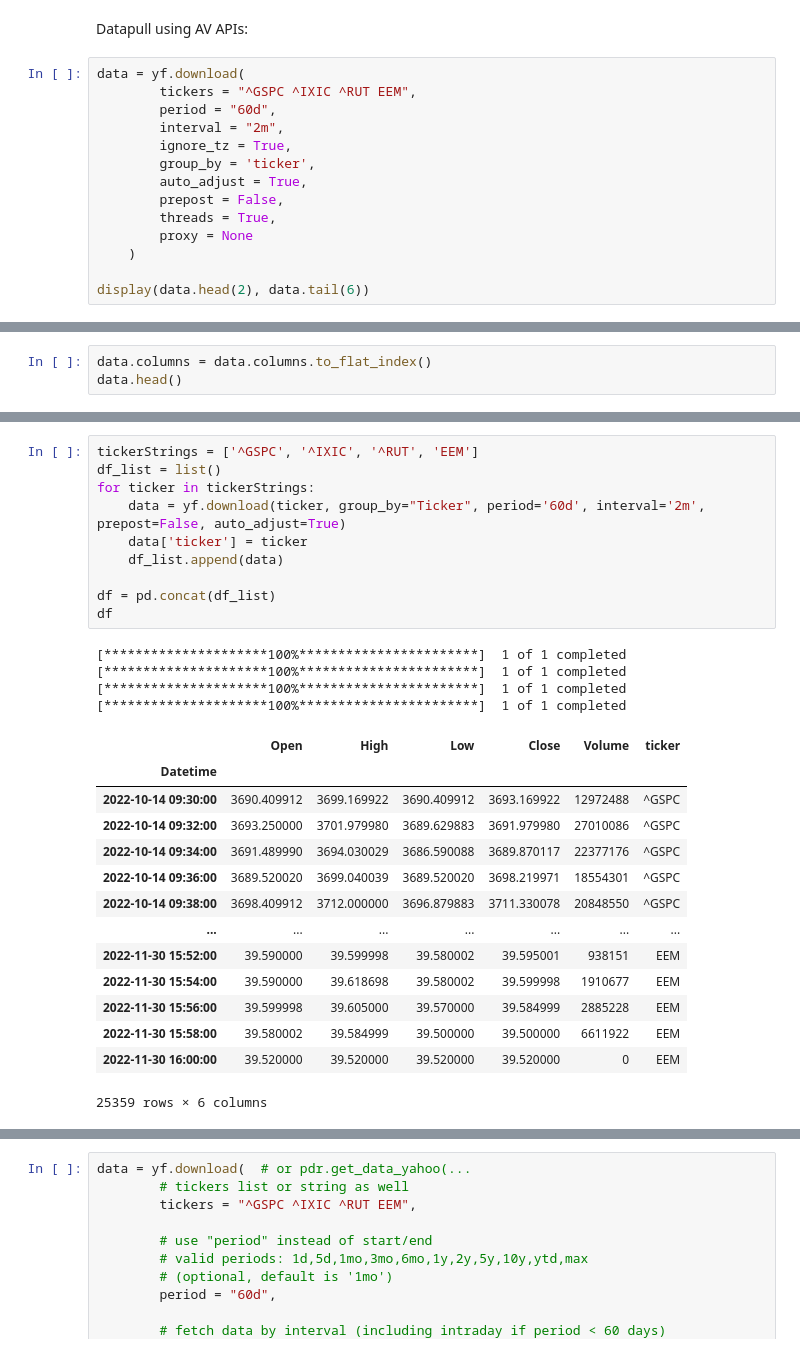
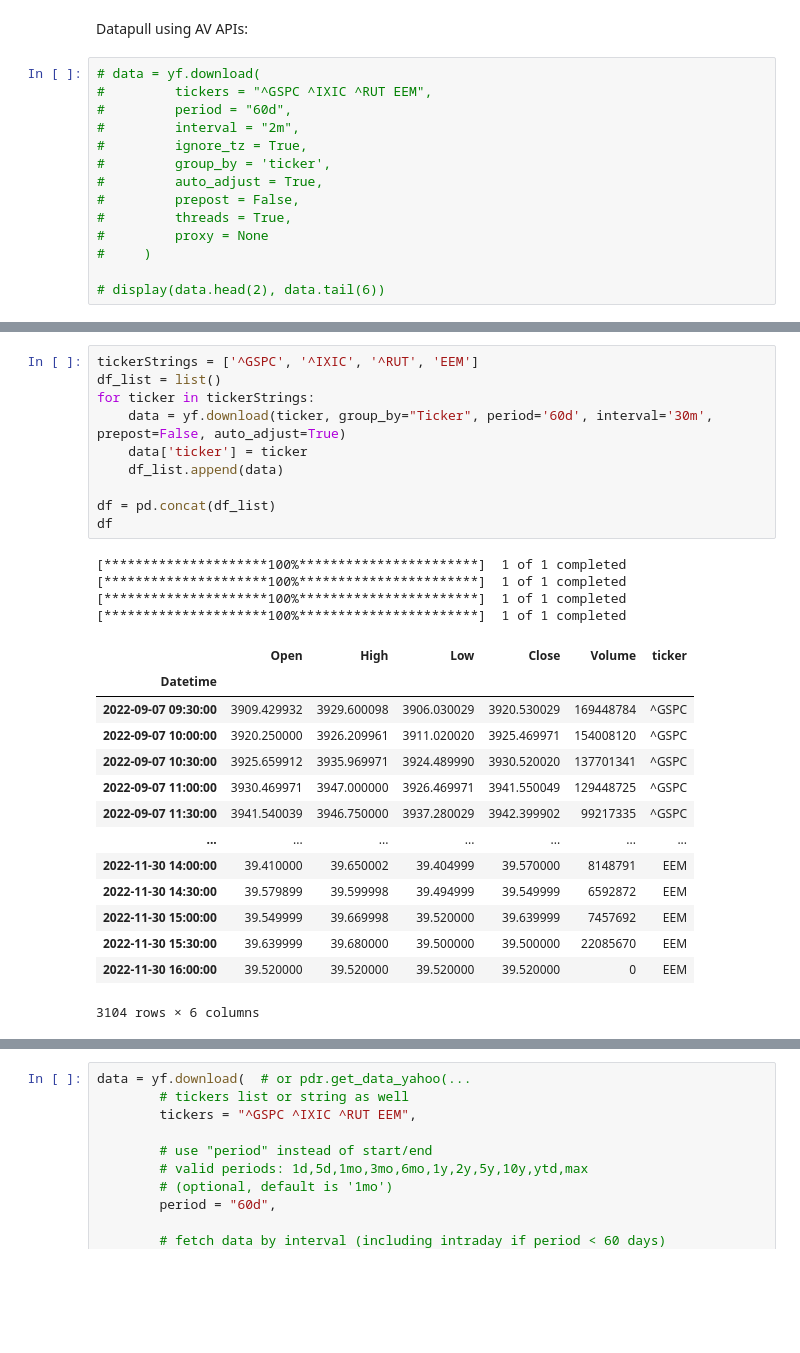
Before and after one commit to MykolaPinchuk/spg_stocks, a Jupyter notebook: t_model.ipynb, the cells around one changed output, grey strips where cells are left out. Drawn from its saved outputs; the diff is of its cells as text; blank space fills up the shorter version.

```diff
--- a/t_model.ipynb
+++ b/t_model.ipynb
@@ -48,16 +48,16 @@ os.getcwd()
 # %% [markdown]
 Datapull using AV APIs:
 # %%
-data = yf.download(
-        tickers = "^GSPC ^IXIC ^RUT EEM",
-        period = "60d",
-        interval = "2m",
-        ignore_tz = True,
-        group_by = 'ticker',
-        auto_adjust = True,
-        prepost = False,
-        threads = True,
-        proxy = None
-    )
+# data = yf.download(
+#         tickers = "^GSPC ^IXIC ^RUT EEM",
+#         period = "60d",
+#         interval = "2m",
+#         ignore_tz = True,
+#         group_by = 'ticker',
+#         auto_adjust = True,
+#         prepost = False,
+#         threads = True,
+#         proxy = None
+#     )
 
-display(data.head(2), data.tail(6))
+# display(data.head(2), data.tail(6))
@@ -130,3 +63,0 @@ MultiIndex([('^IXIC',   'Open'),
-# %%
-data.columns = data.columns.to_flat_index()
-data.head()
@@ -141,32 +64,32 @@ data.head()
 # %%
 tickerStrings = ['^GSPC', '^IXIC', '^RUT', 'EEM']
 df_list = list()
 for ticker in tickerStrings:
-    data = yf.download(ticker, group_by="Ticker", period='60d', interval='2m', prepost=False, auto_adjust=True)
+    data = yf.download(ticker, group_by="Ticker", period='60d', interval='30m', prepost=False, auto_adjust=True)
     data['ticker'] = ticker
     df_list.append(data)
 
 df = pd.concat(df_list)
 df
 # %% [output]
 [*********************100%***********************]  1 of 1 completed
 [*********************100%***********************]  1 of 1 completed
 [*********************100%***********************]  1 of 1 completed
 [*********************100%***********************]  1 of 1 completed
 |  | Open | High | Low | Close | Volume | ticker |
 | Datetime |  |  |  |  |  |  |
-| 2022-10-14 09:30:00 | 3690.409912 | 3699.169922 | 3690.409912 | 3693.169922 | 12972488 | ^GSPC |
-| 2022-10-14 09:32:00 | 3693.250000 | 3701.979980 | 3689.629883 | 3691.979980 | 27010086 | ^GSPC |
-| 2022-10-14 09:34:00 | 3691.489990 | 3694.030029 | 3686.590088 | 3689.870117 | 22377176 | ^GSPC |
-| 2022-10-14 09:36:00 | 3689.520020 | 3699.040039 | 3689.520020 | 3698.219971 | 18554301 | ^GSPC |
-| 2022-10-14 09:38:00 | 3698.409912 | 3712.000000 | 3696.879883 | 3711.330078 | 20848550 | ^GSPC |
+| 2022-09-07 09:30:00 | 3909.429932 | 3929.600098 | 3906.030029 | 3920.530029 | 169448784 | ^GSPC |
+| 2022-09-07 10:00:00 | 3920.250000 | 3926.209961 | 3911.020020 | 3925.469971 | 154008120 | ^GSPC |
+| 2022-09-07 10:30:00 | 3925.659912 | 3935.969971 | 3924.489990 | 3930.520020 | 137701341 | ^GSPC |
+| 2022-09-07 11:00:00 | 3930.469971 | 3947.000000 | 3926.469971 | 3941.550049 | 129448725 | ^GSPC |
+| 2022-09-07 11:30:00 | 3941.540039 | 3946.750000 | 3937.280029 | 3942.399902 | 99217335 | ^GSPC |
 | ... | ... | ... | ... | ... | ... | ... |
-| 2022-11-30 15:52:00 | 39.590000 | 39.599998 | 39.580002 | 39.595001 | 938151 | EEM |
-| 2022-11-30 15:54:00 | 39.590000 | 39.618698 | 39.580002 | 39.599998 | 1910677 | EEM |
-| 2022-11-30 15:56:00 | 39.599998 | 39.605000 | 39.570000 | 39.584999 | 2885228 | EEM |
-| 2022-11-30 15:58:00 | 39.580002 | 39.584999 | 39.500000 | 39.500000 | 6611922 | EEM |
+| 2022-11-30 14:00:00 | 39.410000 | 39.650002 | 39.404999 | 39.570000 | 8148791 | EEM |
+| 2022-11-30 14:30:00 | 39.579899 | 39.599998 | 39.494999 | 39.549999 | 6592872 | EEM |
+| 2022-11-30 15:00:00 | 39.549999 | 39.669998 | 39.520000 | 39.639999 | 7457692 | EEM |
+| 2022-11-30 15:30:00 | 39.639999 | 39.680000 | 39.500000 | 39.500000 | 22085670 | EEM |
 | 2022-11-30 16:00:00 | 39.520000 | 39.520000 | 39.520000 | 39.520000 | 0 | EEM |
-25359 rows × 6 columns
+3104 rows × 6 columns
 # %%
 df = df[['Close', 'ticker']]
 df
```
Also changed, not shown: parts of 21 cells of this notebook.
